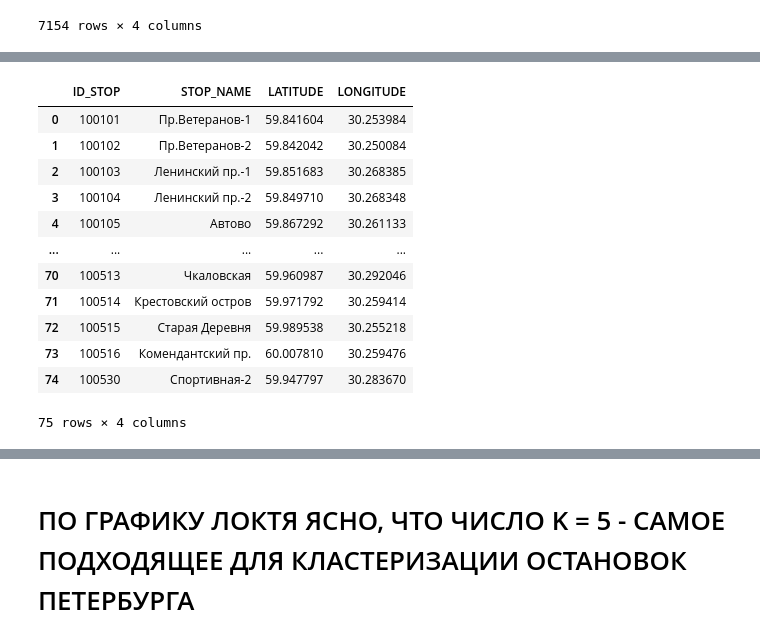
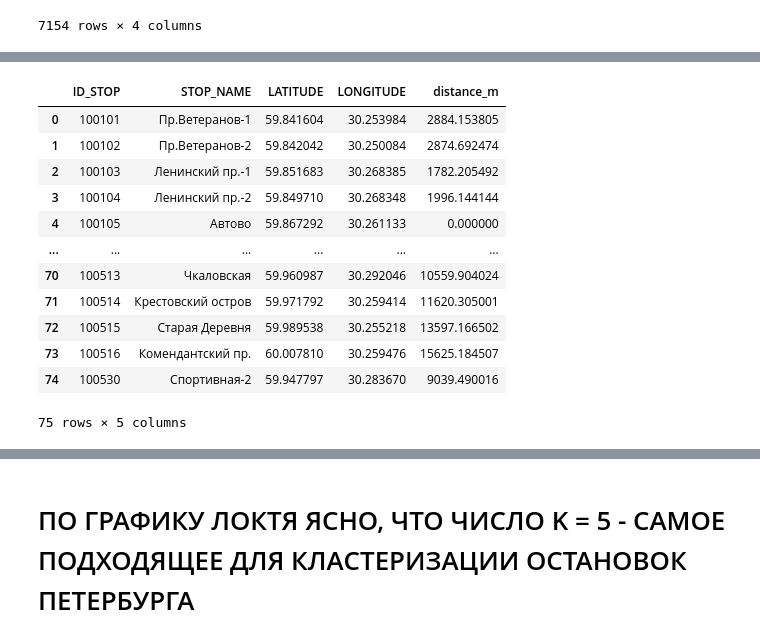
Before and after one commit to Azernem/Data_Analysis_SPbU, a Jupyter notebook: Clusterization_Petersburg_Metros/Clusterization_Petersburg_Stops.ipynb, the cells around one changed output, grey strips where cells are left out. Cells and saved outputs as stored; diff of their text form; code cells hidden in the pictures.

```diff
--- a/Clusterization_Petersburg_Metros/Clusterization_Petersburg_Stops.ipynb
+++ b/Clusterization_Petersburg_Metros/Clusterization_Petersburg_Stops.ipynb
@@ -8,15 +8,16 @@ separators = [',', ';', '\t', '|']
 
 for sep in separators:
     try:
-        df = pd.read_csv('ALL_SPB_STOPS.csv', encoding='windows-1251', sep=sep)
+        df_ = pd.read_csv('ALL_SPB_STOPS.csv', encoding='windows-1251', sep=sep)
         print(f"Успешно! Разделитель: '{sep}'")
         print(f"Размер: {df.shape}")
         break
     except Exception as e:
         print(f"Не подошел '{sep}': {e}")
 
-df[['LATITUDE', 'LONGITUDE']] = df[['LATITUDE', 'LONGITUDE']].dropna()
-df
+df_[['LATITUDE', 'LONGITUDE']] = df_[['LATITUDE', 'LONGITUDE']].dropna()
+avtovo = df_.iloc[4][['LATITUDE',	'LONGITUDE']].values
+df_
 # %% [output]
 Не подошел ',': Error tokenizing data. C error: Expected 1 fields in line 77, saw 7
 
@@ -38,22 +53,46 @@ df
 # %%
-mask = df['ID_STOP'].apply(lambda x: str(x)[:3] == '100' and len(str(x)) >= 6)
-df = df[mask]
-df
-# ВЫВОДИМ НАЗВАНИЯ ОСТАНОВОК, оставлякм только  их
+df_all = df_.copy()
+
+# =========================
+# 2. ФИЛЬТР СТАНЦИЙ МЕТРО
+# =========================
+df_metro = df_all[
+    df_all['ID_STOP'].astype(str).str.match(r'^100\d{3,}$')
+].copy()
+
+df_metro = df_metro.reset_index(drop=True)
+
+# =========================
+# 3. ТОЧКА "АВТОВО"
+# =========================
+avtovo_row = df_metro[df_metro['STOP_NAME'].str.contains('Автово', case=False)].iloc[0]
+avtovo = np.array([avtovo_row['LATITUDE'], avtovo_row['LONGITUDE']])
+
+# =========================
+# 4. КОРРЕКТНОЕ РАССТОЯНИЕ (HAVERSINE)
+# =========================
+coords_rad = np.radians(df_metro[['LATITUDE', 'LONGITUDE']].values)
+avtovo_rad = np.radians([[avtovo[0], avtovo[1]]])
+
+distances_m = haversine_distances(coords_rad, avtovo_rad).ravel() * 6_371_000
+df_metro['distance_m'] = distances_m
+
+# ПРОВЕРКА — СМОТРИМ РАССТОЯНИЯ
+df_metro
 # %% [output]
-|  | ID_STOP | STOP_NAME | LATITUDE | LONGITUDE |
-| 0 | 100101 | Пр.Ветеранов-1 | 59.841604 | 30.253984 |
-| 1 | 100102 | Пр.Ветеранов-2 | 59.842042 | 30.250084 |
-| 2 | 100103 | Ленинский пр.-1 | 59.851683 | 30.268385 |
-| 3 | 100104 | Ленинский пр.-2 | 59.849710 | 30.268348 |
-| 4 | 100105 | Автово | 59.867292 | 30.261133 |
-| ... | ... | ... | ... | ... |
-| 70 | 100513 | Чкаловская | 59.960987 | 30.292046 |
-| 71 | 100514 | Крестовский остров | 59.971792 | 30.259414 |
-| 72 | 100515 | Старая Деревня | 59.989538 | 30.255218 |
-| 73 | 100516 | Комендантский пр. | 60.007810 | 30.259476 |
-| 74 | 100530 | Спортивная-2 | 59.947797 | 30.283670 |
+|  | ID_STOP | STOP_NAME | LATITUDE | LONGITUDE | distance_m |
+| 0 | 100101 | Пр.Ветеранов-1 | 59.841604 | 30.253984 | 2884.153805 |
+| 1 | 100102 | Пр.Ветеранов-2 | 59.842042 | 30.250084 | 2874.692474 |
+| 2 | 100103 | Ленинский пр.-1 | 59.851683 | 30.268385 | 1782.205492 |
+| 3 | 100104 | Ленинский пр.-2 | 59.849710 | 30.268348 | 1996.144144 |
+| 4 | 100105 | Автово | 59.867292 | 30.261133 | 0.000000 |
+| ... | ... | ... | ... | ... | ... |
+| 70 | 100513 | Чкаловская | 59.960987 | 30.292046 | 10559.904024 |
+| 71 | 100514 | Крестовский остров | 59.971792 | 30.259414 | 11620.305001 |
+| 72 | 100515 | Старая Деревня | 59.989538 | 30.255218 | 13597.166502 |
+| 73 | 100516 | Комендантский пр. | 60.007810 | 30.259476 | 15625.184507 |
+| 74 | 100530 | Спортивная-2 | 59.947797 | 30.283670 | 9039.490016 |
-75 rows × 4 columns
+75 rows × 5 columns
 # %%
 from sklearn.cluster import KMeans
 from sklearn.model_selection import GridSearchCV
```
Also changed, not shown: parts of 5 cells of this notebook.
